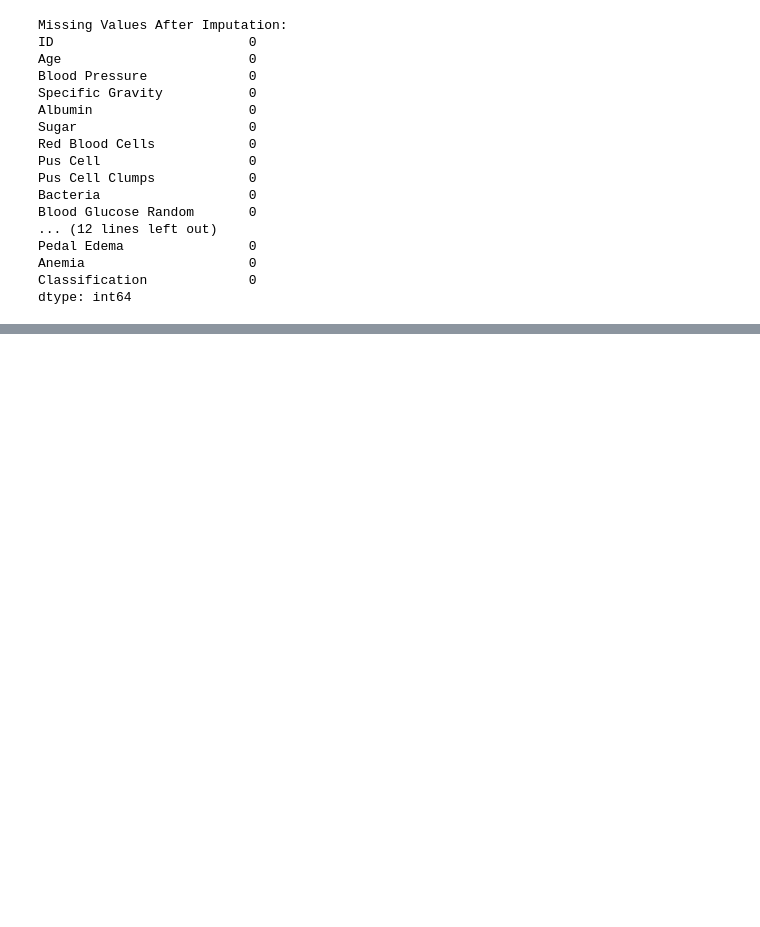
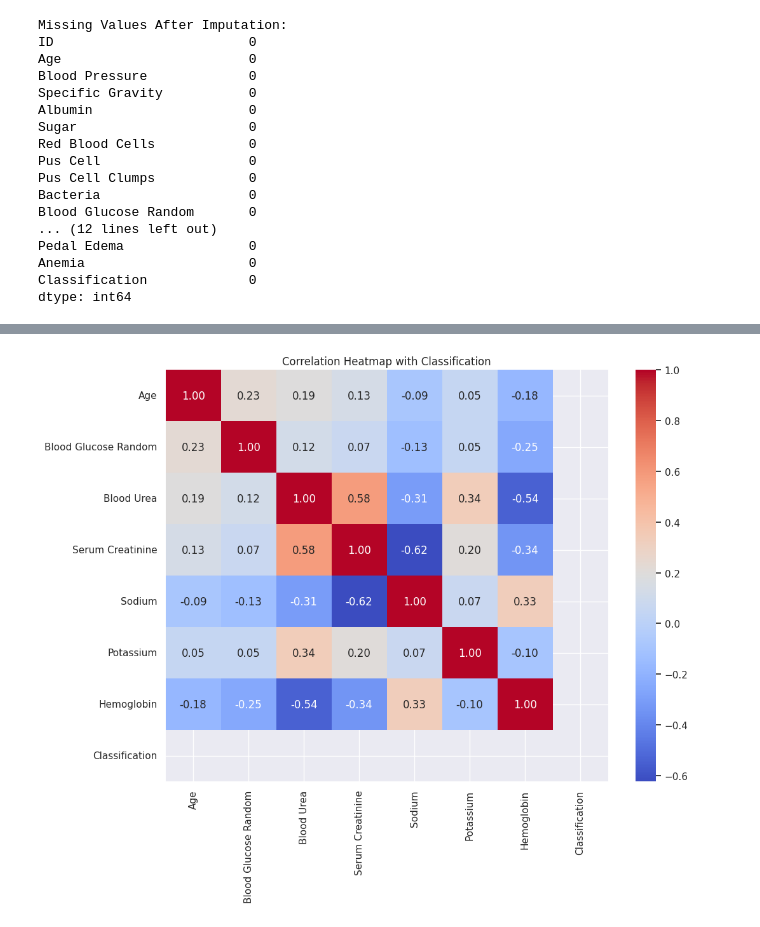
Before and after one commit to abshilpa/Chronic-Kidney-Disease-Data-Science-Project, a Jupyter notebook: MSC_Final_project_CKD.ipynb, the cells around one changed output, grey strips where cells are left out. Saved outputs shown, nothing was run; the diff lists cells and outputs as text; code cells hidden in the pictures; blank space fills up the shorter version.

```diff
--- a/MSC_Final_project_CKD.ipynb
+++ b/MSC_Final_project_CKD.ipynb
@@ -261,0 +339,8 @@ dtype: int64
+# %%
+columns_to_include = ['Age', 'Blood Glucose Random', 'Blood Urea', 'Serum Creatinine', 'Sodium', 'Potassium', 'Hemoglobin', 'Classification']
+plt.figure(figsize=(10, 8))
+sns.heatmap(CKD_Data[columns_to_include].corr(), annot=True, cmap='coolwarm', fmt='.2f', cbar=True)
+plt.title("Correlation Heatmap with Classification")
+plt.show()
+# %% [output]
+[figure, added]
```
Also changed, not shown: parts of 10 cells of this notebook.
